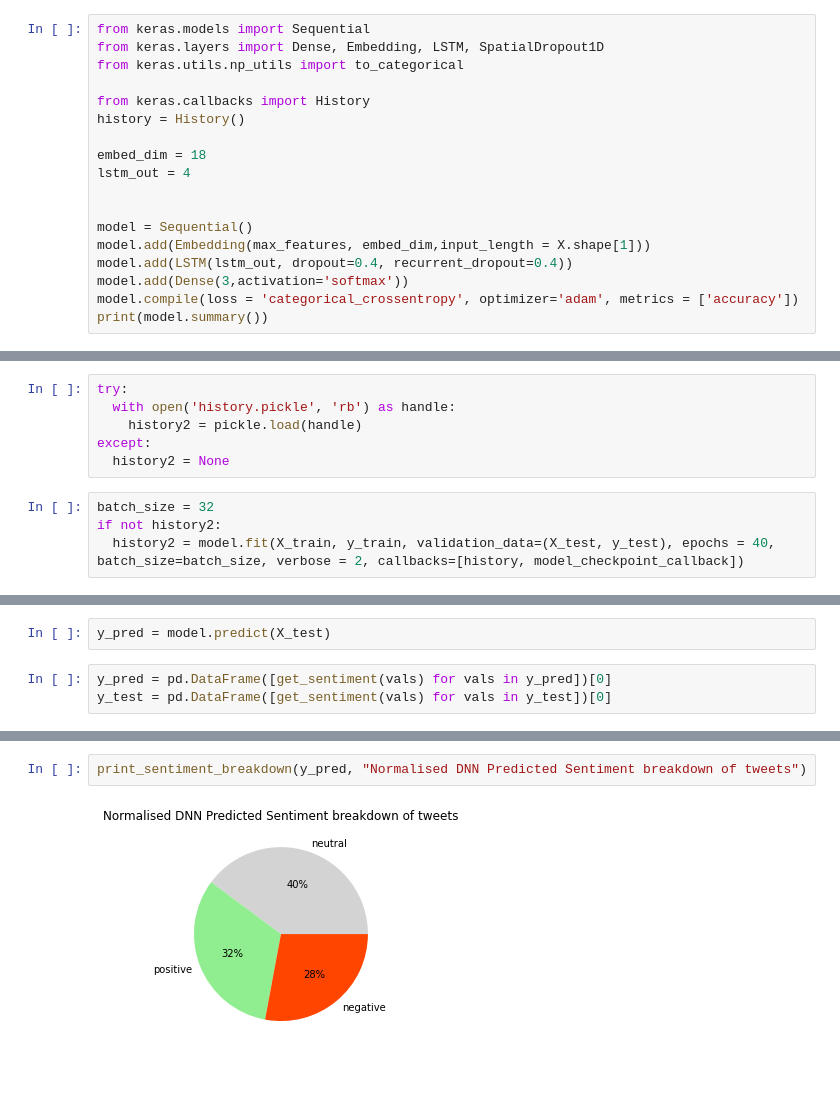
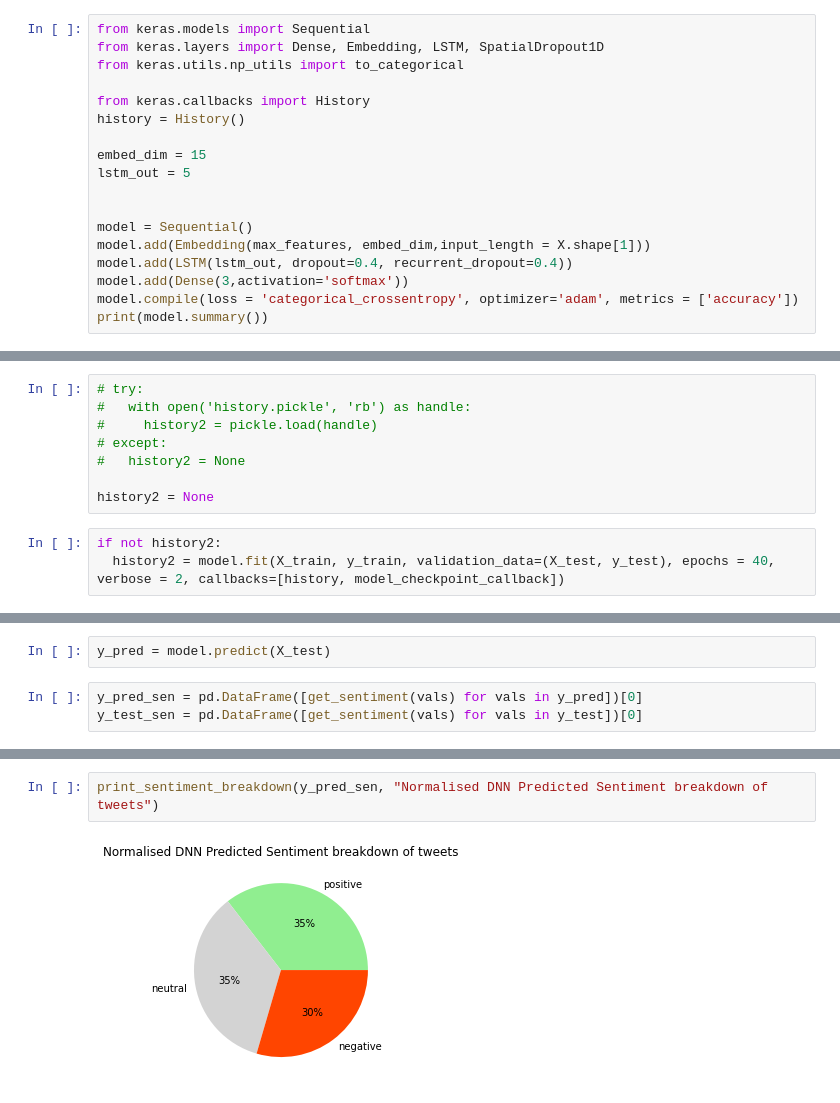
Before and after one commit to rosshalpin/AdvancedML, a Jupyter notebook: Main.ipynb, the cells around one changed output, grey strips where cells are left out. Saved outputs shown, nothing was run; the diff lists cells and outputs as text.

Commit message:
Added more data cleanup

```diff
--- a/Main.ipynb
+++ b/Main.ipynb
@@ -559,8 +569,8 @@ from keras.utils.np_utils import to_categorical
 from keras.callbacks import History
 history = History()
 
-embed_dim = 18
-lstm_out = 4
+embed_dim = 15
+lstm_out = 5
 
 
 model = Sequential()
@@ -598,14 +608,15 @@ model_checkpoint_callback = ModelCheckpoint(
     mode='max',
     save_best_only=True)
 # %%
-try:
-  with open('history.pickle', 'rb') as handle:
-    history2 = pickle.load(handle)
-except:
-  history2 = None
+# try:
+#   with open('history.pickle', 'rb') as handle:
+#     history2 = pickle.load(handle)
+# except:
+#   history2 = None
+
+history2 = None
 # %%
-batch_size = 32
 if not history2:
-  history2 = model.fit(X_train, y_train, validation_data=(X_test, y_test), epochs = 40, batch_size=batch_size, verbose = 2, callbacks=[history, model_checkpoint_callback])
+  history2 = model.fit(X_train, y_train, validation_data=(X_test, y_test), epochs = 40, verbose = 2, callbacks=[history, model_checkpoint_callback])
 # %% [output]
 Epoch 1/40
@@ -674,6 +685,6 @@ def get_sentiment(values):
 # %%
 y_pred = model.predict(X_test)
 # %%
-y_pred = pd.DataFrame([get_sentiment(vals) for vals in y_pred])[0]
-y_test = pd.DataFrame([get_sentiment(vals) for vals in y_test])[0]
+y_pred_sen = pd.DataFrame([get_sentiment(vals) for vals in y_pred])[0]
+y_test_sen = pd.DataFrame([get_sentiment(vals) for vals in y_test])[0]
 # %%
@@ -699,4 +714,4 @@ cmd.plot()
 # %%
-print_sentiment_breakdown(y_pred, "Normalised DNN Predicted Sentiment breakdown of tweets")
+print_sentiment_breakdown(y_pred_sen, "Normalised DNN Predicted Sentiment breakdown of tweets")
 # %% [output]
-[figure, old version]
+[figure, new version]
```
Also changed, not shown: parts of 32 cells of this notebook.
